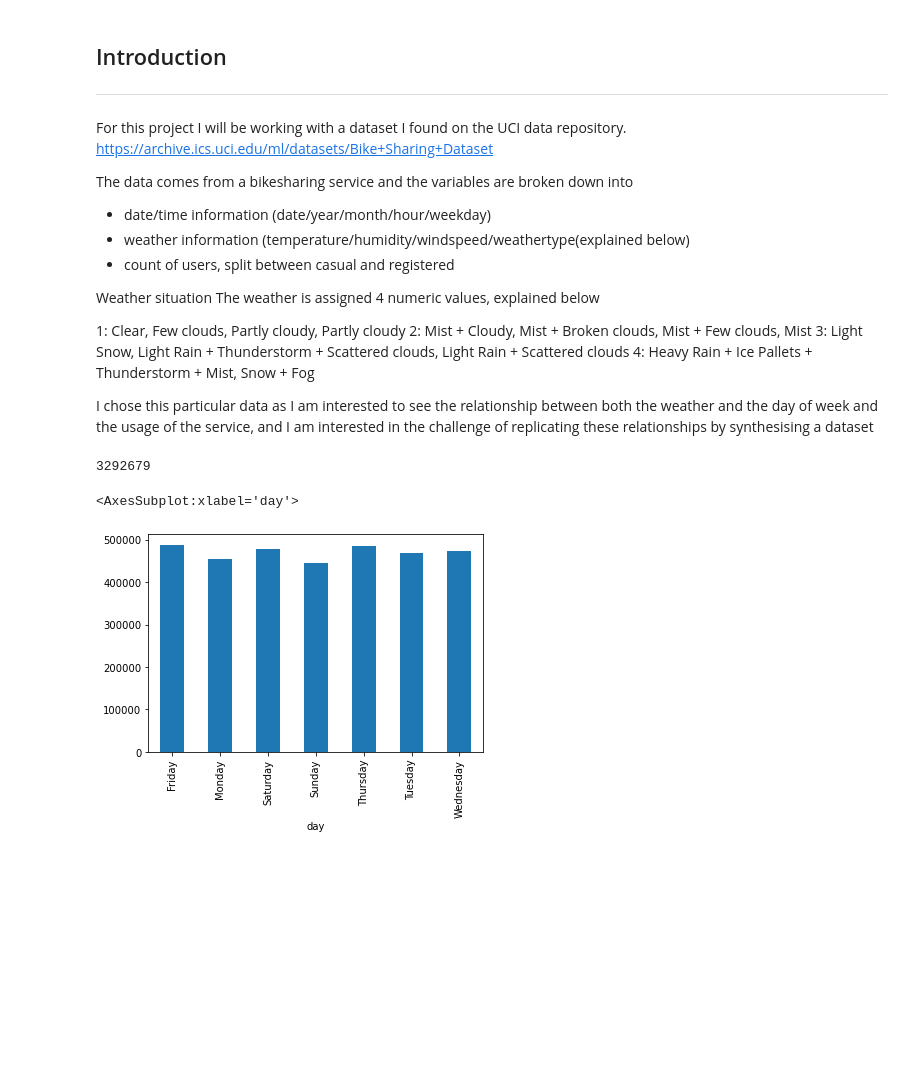
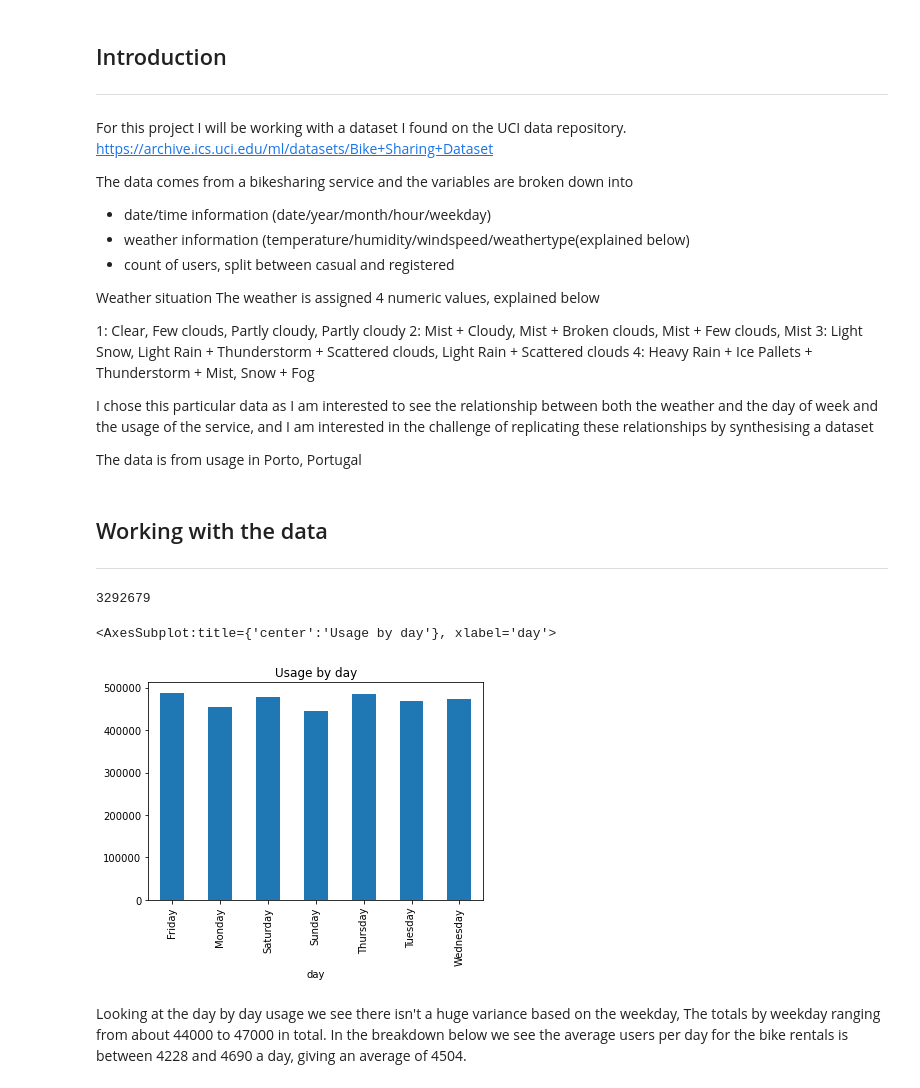
Before and after one commit to jpquinn66/PfDA_assessment, a Jupyter notebook: PFDA_Assignment.ipynb, the cells around one changed output. Drawn from its saved outputs; the diff is of its cells as text; code cells hidden in the pictures; blank space fills up the shorter version.

```diff
--- a/PFDA_Assignment.ipynb
+++ b/PFDA_Assignment.ipynb
@@ -30,6 +30,11 @@ The data comes from a bikesharing service and the variables are broken down into
   4: Heavy Rain + Ice Pallets + Thunderstorm + Mist, Snow + Fog
 
 I chose this particular data as I am interested to see the relationship between both the weather and the day of week and the usage of the service, and I am interested in the challenge of replicating these relationships by synthesising a dataset
+
+The data is from usage in Porto, Portugal
+# %% [markdown]
+## Working with the data
+***
 # %%
 import pandas as pd
 import numpy as np
@@ -45,10 +52,14 @@ print (totalusers)
 # %%
 df = pd.DataFrame(bkdata)
 
 df = pd.DataFrame(bkdata)
 df['dteday'] =  pd.to_datetime(df['dteday'])
 df['day'] = df['dteday'].dt.day_name()
-df[['day', 'cnt']].groupby('day').sum().plot(kind='bar', legend=None)
+df[['day', 'cnt']].groupby('day').sum().plot(kind='bar', legend=None, title='Usage by day')
+## creates datafram (df) using pandas and assigns day name to the date value, I did this as the raw data only contained
+##day numbers and I wanted the chart to be clearer
 # %% [output]
-<AxesSubplot:xlabel='day'>
+<AxesSubplot:title={'center':'Usage by day'}, xlabel='day'>
-[figure, old version]
+[figure, new version]
+# %% [markdown]
+Looking at the day by day usage we see there isn't a huge variance based on the weekday, The totals by weekday ranging from about 44000 to 47000 in total. In the breakdown below we see the average users per day for the bike rentals is between 4228 and 4690 a day, giving an average of 4504.
```
Also changed, not shown: parts of 17 cells of this notebook, 2 other files.
